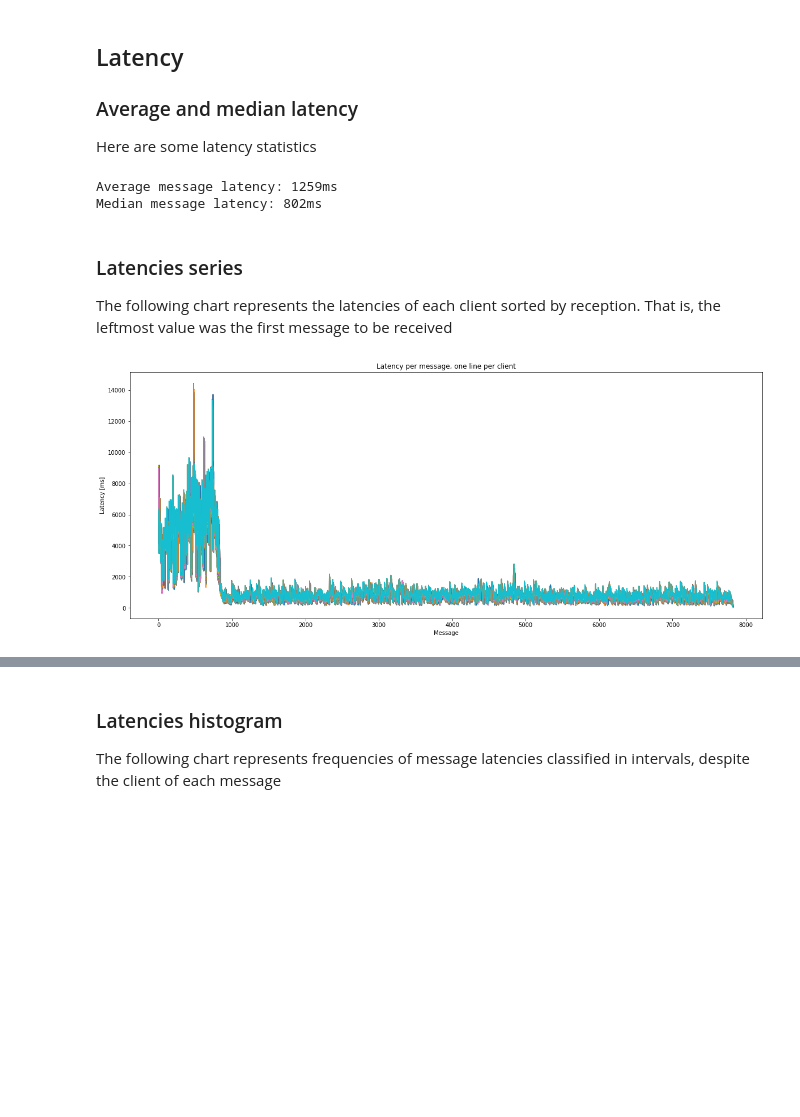
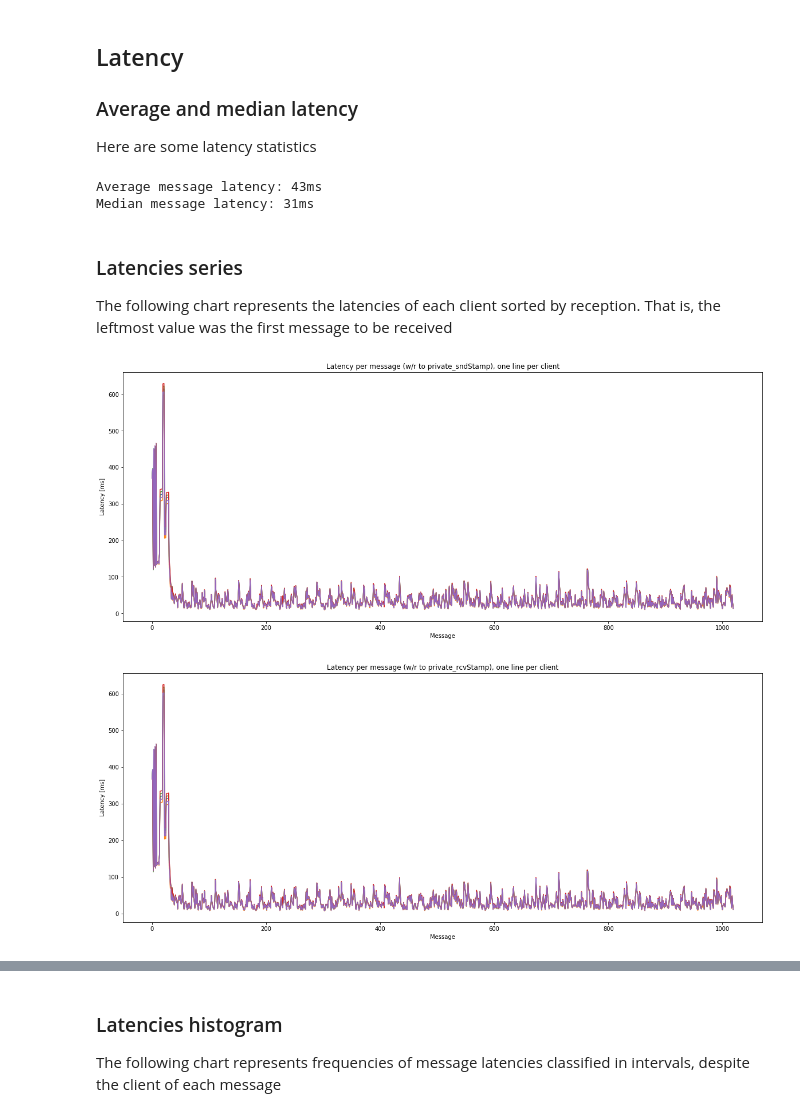
Before and after one commit to lsst-ts/LOVE-integration-tools, a Jupyter notebook: jupyter/stress_test.ipynb, the cells around one changed output, grey strips where cells are left out. Drawn from its saved outputs; the diff is of its cells as text; code cells hidden in the pictures; blank space fills up the shorter version.

```diff
--- a/jupyter/stress_test.ipynb
+++ b/jupyter/stress_test.ipynb
@@ -15,8 +15,8 @@ manager_location = 'love-manager:8000'
 # Change to line below when running from live environment
 # manager_location = 'love-manager-mount:8000'
 
-N_CLIENTS = 50 # Number of clients to simulate
-N_EMITTERS = 50 # Number of emitters that will send messages
+N_CLIENTS = 5 # Number of clients to simulate
+N_EMITTERS = 5 # Number of emitters that will send messages
 N_EMITTER_COMMANDS = 50 # Number of commands that each emitter will run
 # %% [markdown]
 ---
@@ -136,6 +136,7 @@ class clientInstance:
 
     def __init__(self):
         self.latencies = []
+        self.rcv_latencies = []
         self.websocket_url = ''
         self.received_messages = 0
 
@@ -161,7 +162,9 @@ class clientInstance:
                     self.received_messages = self.received_messages + 1
                     cur_time = Time.now().tai.datetime.timestamp()
                     snd_time = msg['data'][0]['data']['summaryState'][0]['private_sndStamp']['value']
+                    rcv_time = msg['data'][0]['data']['summaryState'][0]['private_rcvStamp']['value']
                     self.latencies.append(cur_time - snd_time)
+                    self.rcv_latencies.append(cur_time - rcv_time)
 
     async def subscribe_to_salindex(self, salindex):
         subscribe_msg = {
@@ -329,21 +314,30 @@ median_latency = statistics.median(median_latencies)
 print(f'Average message latency: {round(avg_latency)}ms')
 print(f'Median message latency: {round(median_latency)}ms')
 # %% [output]
-Average message latency: 1259ms
-Median message latency: 802ms
+Average message latency: 43ms
+Median message latency: 31ms
 # %% [markdown]
 ### Latencies series
 The following chart represents the latencies of each client sorted by reception. That is, the leftmost value was the first message to be received
 # %%
 from matplotlib import pyplot as plt
 plt.rcParams['figure.figsize'] = [20, 8]
 for l in latencies:
     plt.plot(range(len(l)), l)
 plt.ylabel('Latency [ms]')
 plt.xlabel('Message')
-plt.title('Latency per message, one line per client')
+plt.title('Latency per message (w/r to private_sndStamp), one line per client')
 plt.show()
+
+rcv_latencies = [[l*1000 for l in c.rcv_latencies] for c in clients]
+for l in rcv_latencies:
+    plt.plot(range(len(l)), l)
+plt.ylabel('Latency [ms]')
+plt.xlabel('Message')
+plt.title('Latency per message (w/r to private_rcvStamp), one line per client')
+plt.show()
 # %% [output]
-[figure, old version]
+[figure, new version]
+[figure, added]
 # %%
 import numpy as np
```
Also changed, not shown: parts of 6 cells of this notebook.
